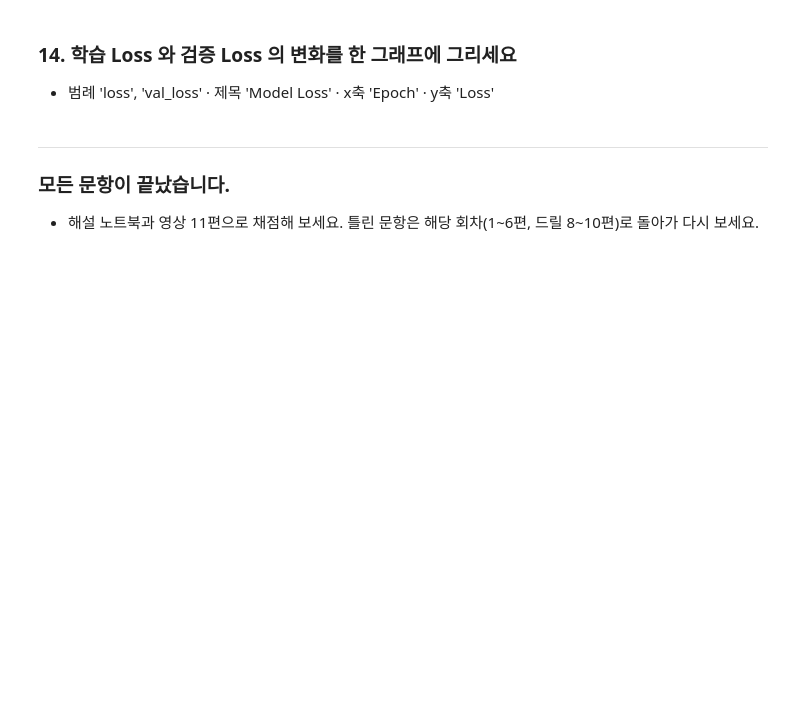
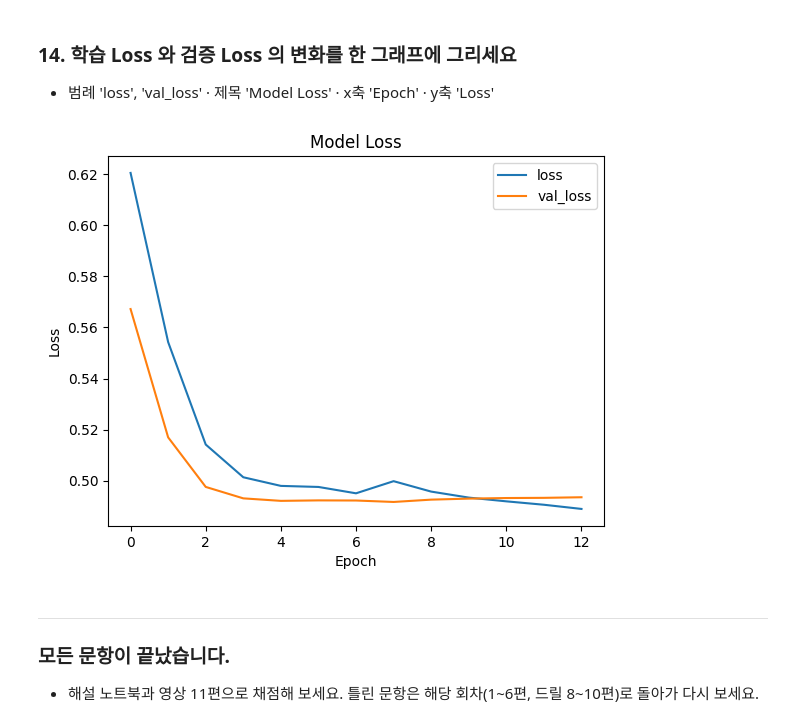
Before and after one commit to jseo0320/aice_-, a Jupyter notebook: notebooks/mock1_problem.ipynb, the cells around one changed output. Saved outputs shown, nothing was run; the diff lists cells and outputs as text; code cells hidden in the pictures; blank space fills up the shorter version.

```diff
--- a/notebooks/mock1_problem.ipynb
+++ b/notebooks/mock1_problem.ipynb
@@ -101,5 +180,6 @@ data_preset.info()
 from sklearn.preprocessing import MinMaxScaler
 mm = MinMaxScaler()
 X_train = mm.fit_transform(X_train)
-X_valid = mm.fit_transform(X_valid)
-round(np.max(X_valid), 2)
+X_valid = mm.transform(X_valid)   # 학습용 기준이라 1 을 넘을 수 있다
+답안9 = round(np.max(X_valid), 2)
+답안9
@@ -144,11 +248,10 @@ tf.keras.utils.set_random_seed(1)
 - 이 셀을 다시 실행하려면 8·9번 셀을 다시 실행한 뒤 실행하세요(y_train 이 이미 원 핫으로 바뀌어 있어요).
 - 멈추는 바퀴 수는 컴퓨터마다 조금 다를 수 있어요.
 # %%
-# 아래 코드의 빈칸을 채우고 실행하세요.
 from sklearn.preprocessing import LabelEncoder
 le = LabelEncoder()
 y_train = to_categorical(le.fit_transform(y_train))
-y_valid = to_categorical(le.< blank13-1 >(y_valid))
+y_valid = to_categorical(le.transform(y_valid))   # 검증용은 transform
 model = Sequential([
     Dense(64, activation='relu', input_dim=X_train.shape[1]),
     Dropout(0.2),
@@ -156,5 +259,7 @@ model = Sequential([
     Dense(2, activation='sigmoid')
 ])
 model.compile(optimizer='adam', loss='binary_crossentropy', metrics=['accuracy'])
-estop = EarlyStopping(monitor='val_loss', < blank13-2 >=5)
+estop = EarlyStopping(monitor='val_loss', patience=5)
 history = model.fit(X_train, y_train, epochs=50, batch_size=64, validation_data=(X_valid, y_valid), callbacks=[estop])
+답안13_1 = 'transform'
+답안13_2 = 'patience'
@@ -161,6 +284,16 @@ history = model.fit(X_train, y_train, epochs=50, batch_size=64, validation_data=
 # %% [markdown]
 ### 14. 학습 Loss 와 검증 Loss 의 변화를 한 그래프에 그리세요
 - 범례 'loss', 'val_loss' · 제목 'Model Loss' · x축 'Epoch' · y축 'Loss'
+# %%
+plt.plot(history.history['loss'])
+plt.plot(history.history['val_loss'])
+plt.title('Model Loss')
+plt.xlabel('Epoch')
+plt.ylabel('Loss')
+plt.legend(['loss', 'val_loss'])
+plt.show()
+# %% [output]
+[figure, added]
 # %% [markdown]
 ---
 ### 모든 문항이 끝났습니다.
```
Also changed, not shown: parts of 13 cells of this notebook.
